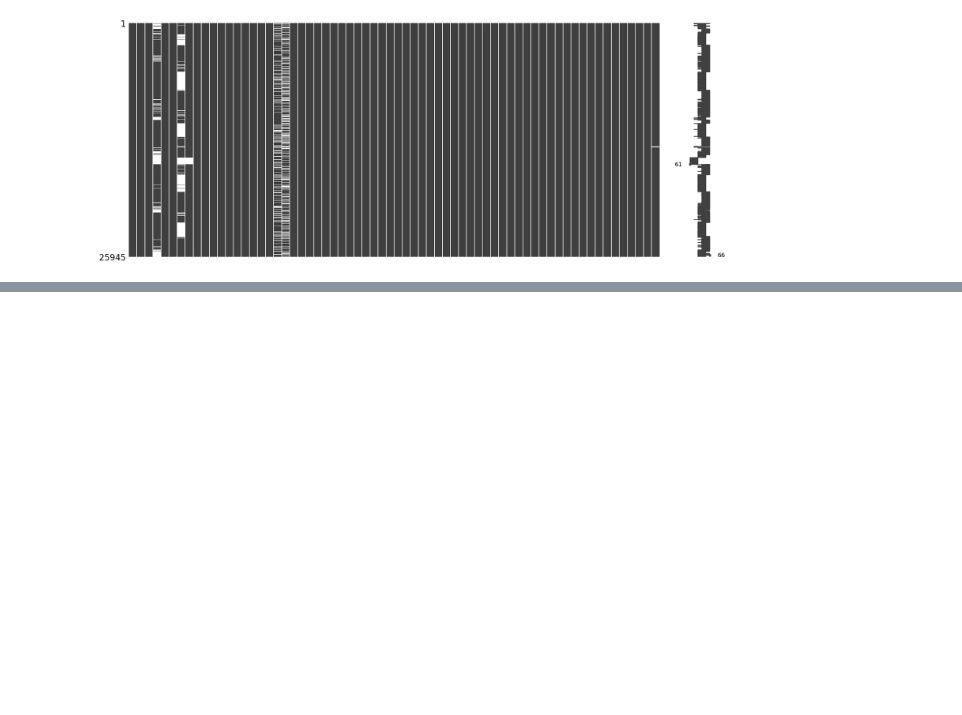
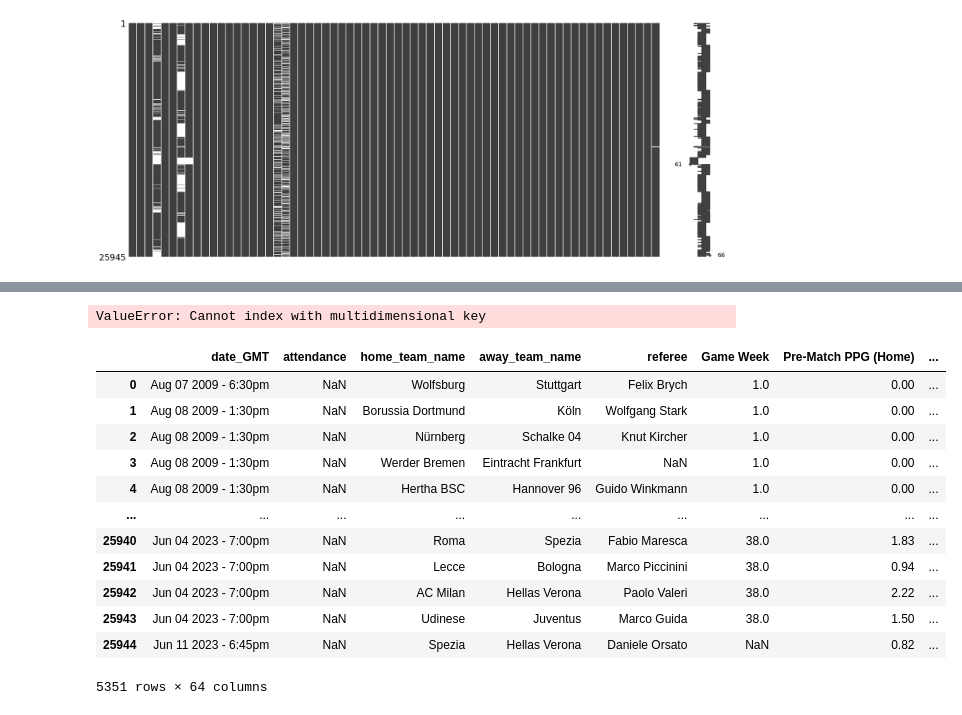
Before and after one commit to lukaszlewickii/football_games_predictor, a Jupyter notebook: eda.ipynb, the cells around one changed output, grey strips where cells are left out. Drawn from its saved outputs; the diff is of its cells as text; code cells hidden in the pictures; blank space fills up the shorter version.

```diff
--- a/eda.ipynb
+++ b/eda.ipynb
@@ -117,0 +185,2 @@ msno.heatmap(data)
+# %%
+data.drop(['timestamp', 'status'], axis=1, inplace=True)
@@ -117,0 +196,20 @@ msno.heatmap(data)
+# %%
+data.loc[data.isnull()]
+# %% [output]
+ValueError: Cannot index with multidimensional key
+# %%
+data[data['attendance'].isnull()]
+# %% [output]
+|  | date_GMT | attendance | home_team_name | away_team_name | referee | Game Week | Pre-Match PPG (Home) | ... |
+| 0 | Aug 07 2009 - 6:30pm | NaN | Wolfsburg | Stuttgart | Felix Brych | 1.0 | 0.00 | ... |
+| 1 | Aug 08 2009 - 1:30pm | NaN | Borussia Dortmund | Köln | Wolfgang Stark | 1.0 | 0.00 | ... |
+| 2 | Aug 08 2009 - 1:30pm | NaN | Nürnberg | Schalke 04 | Knut Kircher | 1.0 | 0.00 | ... |
+| 3 | Aug 08 2009 - 1:30pm | NaN | Werder Bremen | Eintracht Frankfurt | NaN | 1.0 | 0.00 | ... |
+| 4 | Aug 08 2009 - 1:30pm | NaN | Hertha BSC | Hannover 96 | Guido Winkmann | 1.0 | 0.00 | ... |
+| ... | ... | ... | ... | ... | ... | ... | ... | ... |
+| 25940 | Jun 04 2023 - 7:00pm | NaN | Roma | Spezia | Fabio Maresca | 38.0 | 1.83 | ... |
+| 25941 | Jun 04 2023 - 7:00pm | NaN | Lecce | Bologna | Marco Piccinini | 38.0 | 0.94 | ... |
+| 25942 | Jun 04 2023 - 7:00pm | NaN | AC Milan | Hellas Verona | Paolo Valeri | 38.0 | 2.22 | ... |
+| 25943 | Jun 04 2023 - 7:00pm | NaN | Udinese | Juventus | Marco Guida | 38.0 | 1.50 | ... |
+| 25944 | Jun 11 2023 - 6:45pm | NaN | Spezia | Hellas Verona | Daniele Orsato | NaN | 0.82 | ... |
+5351 rows × 64 columns
```
Also changed, not shown: parts of 12 cells of this notebook.
